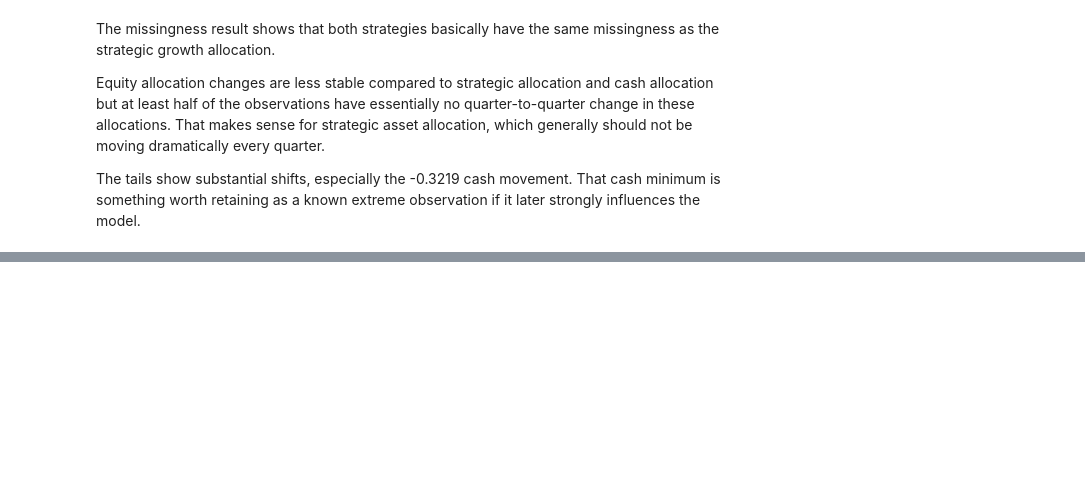
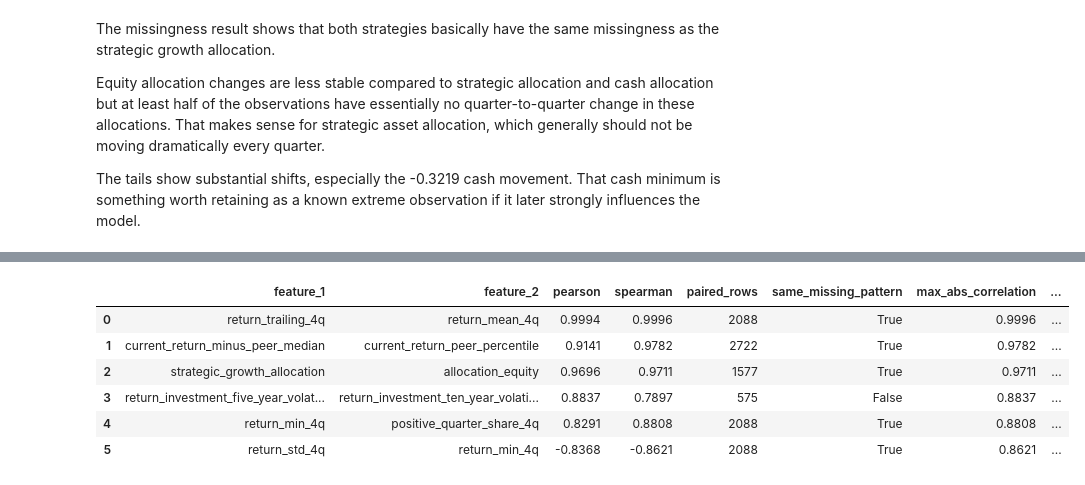
Before and after one commit to terra9/superannuation-performance-early-warning, a Jupyter notebook: notebooks/feature_engineering.ipynb, the cells around one changed output, grey strips where cells are left out. Drawn from its saved outputs; the diff is of its cells as text; code cells hidden in the pictures; blank space fills up the shorter version.

```diff
--- a/notebooks/feature_engineering.ipynb
+++ b/notebooks/feature_engineering.ipynb
@@ -1121,0 +1240,42 @@ The tails show substantial shifts, especially the -0.3219 cash movement. That ca
+# %%
+# STEP 2: Calculate correlations using available pairs, without imputing missing values.
+# The thresholds are screening guides. At least 100 paired rows are required here.
+audit_pair_threshold = 0.85
+audit_min_pair_rows = 100
+audit_pearson = audit_reference.corr(method="pearson", min_periods=audit_min_pair_rows)
+audit_spearman = audit_reference.corr(method="spearman", min_periods=audit_min_pair_rows)
+
+# Count available pairs so correlations based on different coverage can be recognised.
+audit_observed = audit_reference.notna().astype("int64")
+audit_pair_counts = audit_observed.T @ audit_observed
+audit_pair_rows = []
+for first_index, first_feature in enumerate(audit_feature_cols):
+    for second_feature in audit_feature_cols[first_index + 1:]:
+        audit_pair_rows.append({
+            "feature_1": first_feature,
+            "feature_2": second_feature,
+            "pearson": audit_pearson.loc[first_feature, second_feature],
+            "spearman": audit_spearman.loc[first_feature, second_feature],
+            "paired_rows": audit_pair_counts.loc[first_feature, second_feature],
+            "same_missing_pattern": audit_reference[first_feature].isna().equals(
+                audit_reference[second_feature].isna()
+            ),
+        })
+audit_pairs = pd.DataFrame(audit_pair_rows)
+audit_pairs["max_abs_correlation"] = audit_pairs[["pearson", "spearman"]].abs().max(axis=1)
+
+# Show each flagged pair once. Different missingness can make correlated features complementary.
+audit_high_pairs = audit_pairs.loc[
+    audit_pairs["max_abs_correlation"].ge(audit_pair_threshold)
+].sort_values("max_abs_correlation", ascending=False).reset_index(drop=True)
+audit_high_pairs["at_least_0_90"] = audit_high_pairs["max_abs_correlation"].ge(0.90)
+with pd.option_context("display.max_rows", None, "display.max_colwidth", 65):
+    display(audit_high_pairs.round(4))
+# %% [output]
+|  | feature_1 | feature_2 | pearson | spearman | paired_rows | same_missing_pattern | max_abs_correlation | ... |
+| 0 | return_trailing_4q | return_mean_4q | 0.9994 | 0.9996 | 2088 | True | 0.9996 | ... |
+| 1 | current_return_minus_peer_median | current_return_peer_percentile | 0.9141 | 0.9782 | 2722 | True | 0.9782 | ... |
+| 2 | strategic_growth_allocation | allocation_equity | 0.9696 | 0.9711 | 1577 | True | 0.9711 | ... |
+| 3 | return_investment_five_year_volat... | return_investment_ten_year_volati... | 0.8837 | 0.7897 | 575 | False | 0.8837 | ... |
+| 4 | return_min_4q | positive_quarter_share_4q | 0.8291 | 0.8808 | 2088 | True | 0.8808 | ... |
+| 5 | return_std_4q | return_min_4q | -0.8368 | -0.8621 | 2088 | True | 0.8621 | ... |
```
Also changed, not shown: parts of 5 cells of this notebook.
